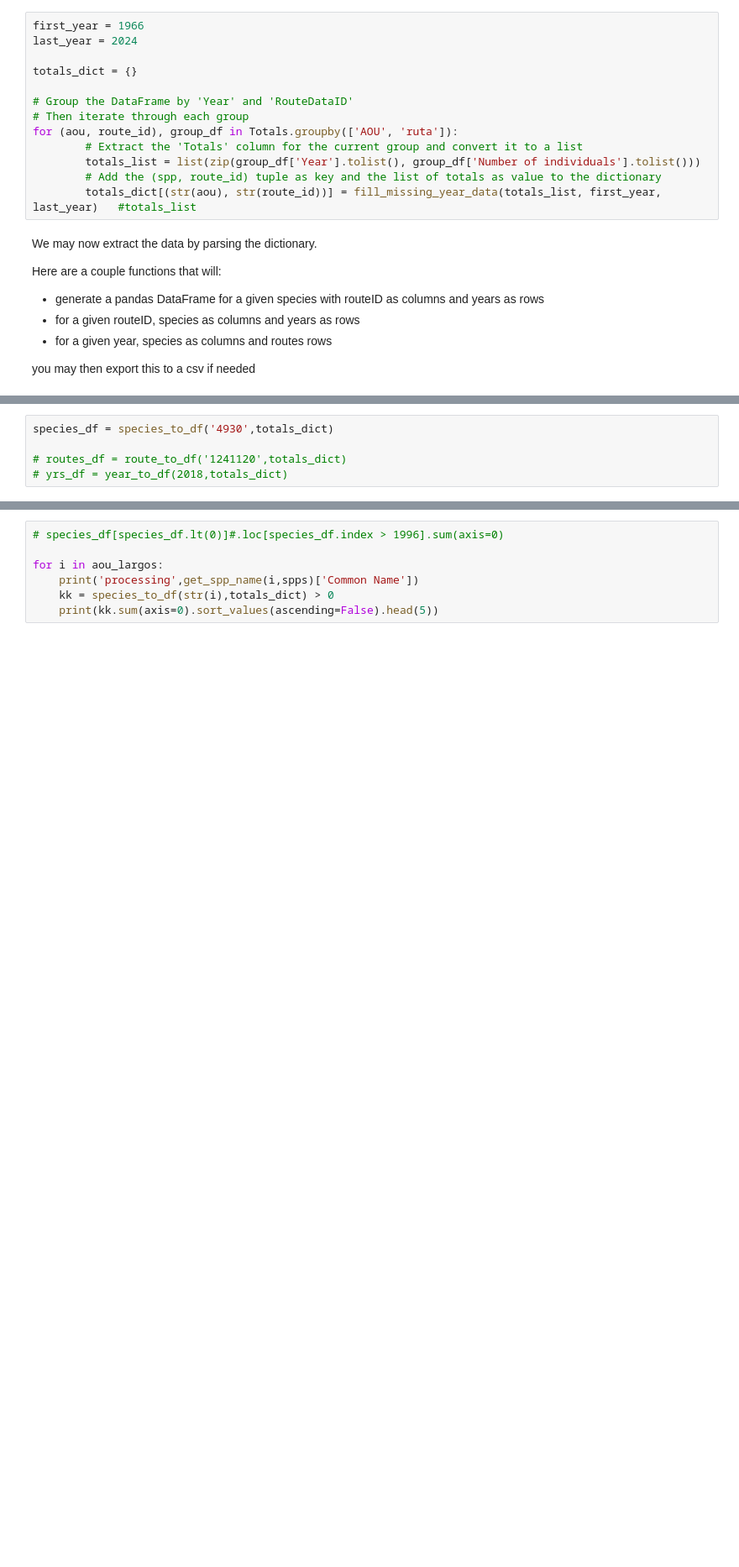
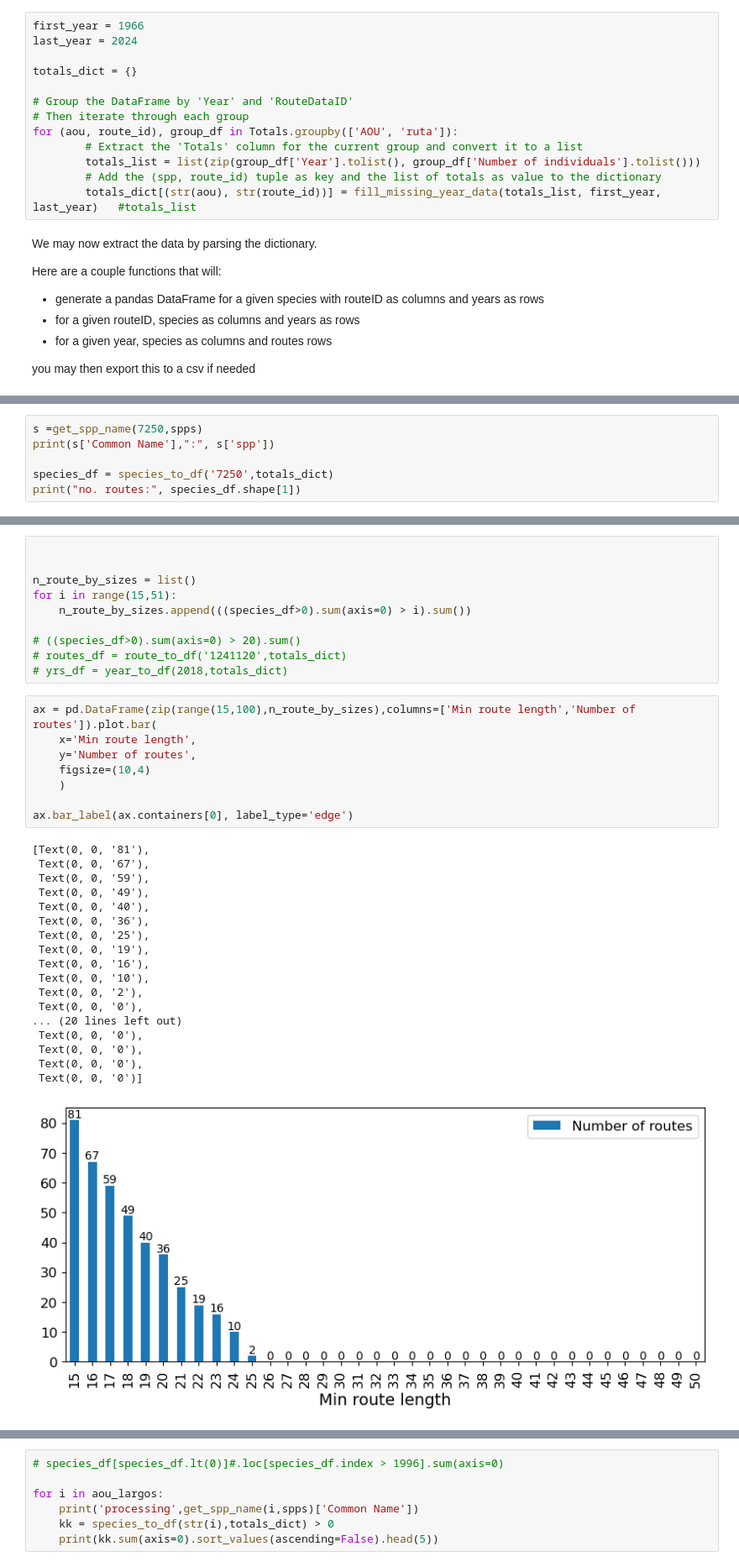
Before and after one commit to horaciosamaniego/bbs, a Jupyter notebook: ts_processing.ipynb, the cells around one changed output, grey strips where cells are left out. Shown at 84% size. Drawn from its saved outputs; the diff is of its cells as text; blank space fills up the shorter version.

```diff
--- a/ts_processing.ipynb
+++ b/ts_processing.ipynb
@@ -456,5 +433,6 @@ you may then export this to a csv if needed
 # %%
-species_df = species_to_df('4930',totals_dict)
+s =get_spp_name(7250,spps)
+print(s['Common Name'],":", s['spp'])
 
-# routes_df = route_to_df('1241120',totals_dict)
-# yrs_df = year_to_df(2018,totals_dict)
+species_df = species_to_df('7250',totals_dict)
+print("no. routes:", species_df.shape[1])
@@ -461 +460,38 @@ species_df = species_to_df('4930',totals_dict)
+# %%
+
+
+n_route_by_sizes = list()
+for i in range(15,51):
+    n_route_by_sizes.append(((species_df>0).sum(axis=0) > i).sum())
+
+# ((species_df>0).sum(axis=0) > 20).sum()
+# routes_df = route_to_df('1241120',totals_dict)
+# yrs_df = year_to_df(2018,totals_dict)
+# %%
+ax = pd.DataFrame(zip(range(15,100),n_route_by_sizes),columns=['Min route length','Number of routes']).plot.bar(
+    x='Min route length',
+    y='Number of routes',
+    figsize=(10,4)
+    )
+
+ax.bar_label(ax.containers[0], label_type='edge')
+# %% [output]
+[Text(0, 0, '81'),
+ Text(0, 0, '67'),
+ Text(0, 0, '59'),
+ Text(0, 0, '49'),
+ Text(0, 0, '40'),
+ Text(0, 0, '36'),
+ Text(0, 0, '25'),
+ Text(0, 0, '19'),
+ Text(0, 0, '16'),
+ Text(0, 0, '10'),
+ Text(0, 0, '2'),
+ Text(0, 0, '0'),
+... (20 lines left out)
+ Text(0, 0, '0'),
+ Text(0, 0, '0'),
+ Text(0, 0, '0'),
+ Text(0, 0, '0')]
+[figure, added]
 # %%
```
Also changed, not shown: parts of 17 cells of this notebook, 1 other file.
